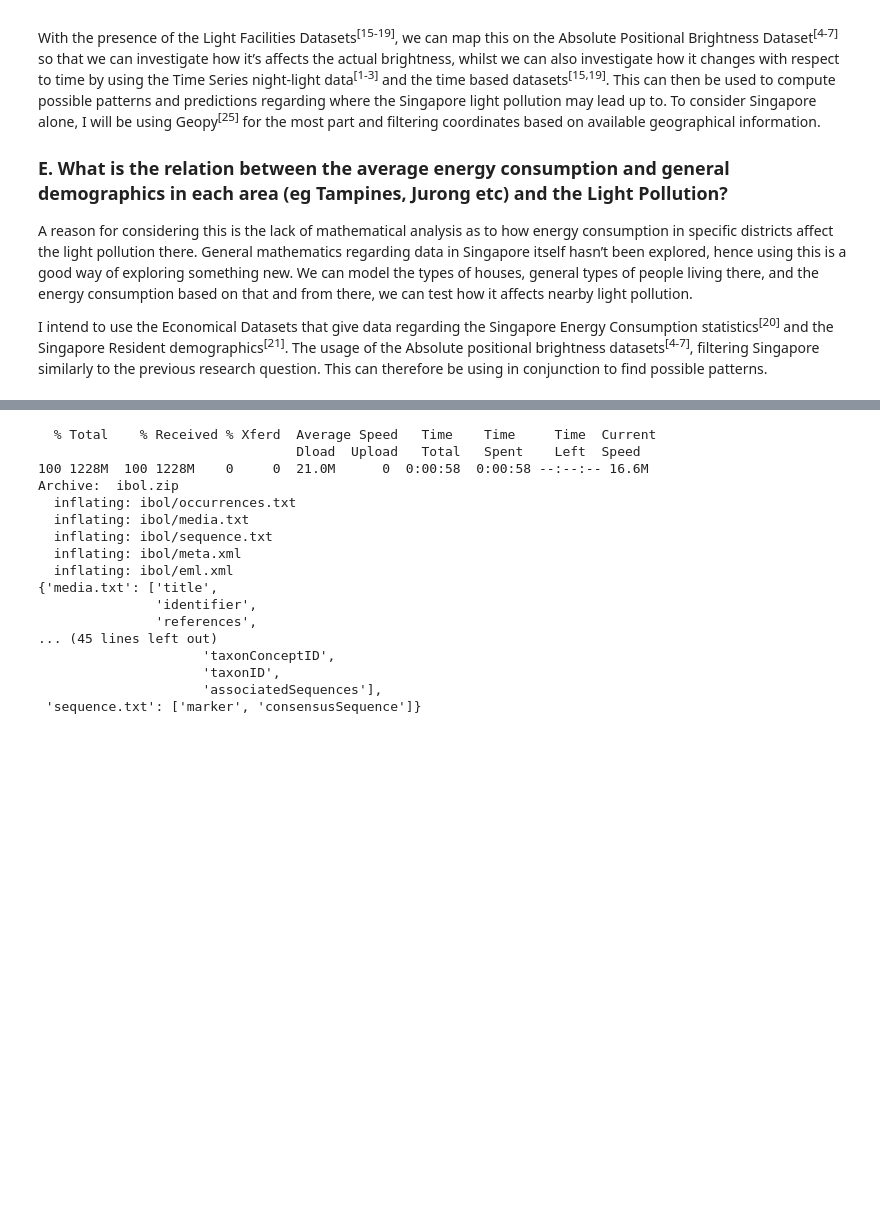
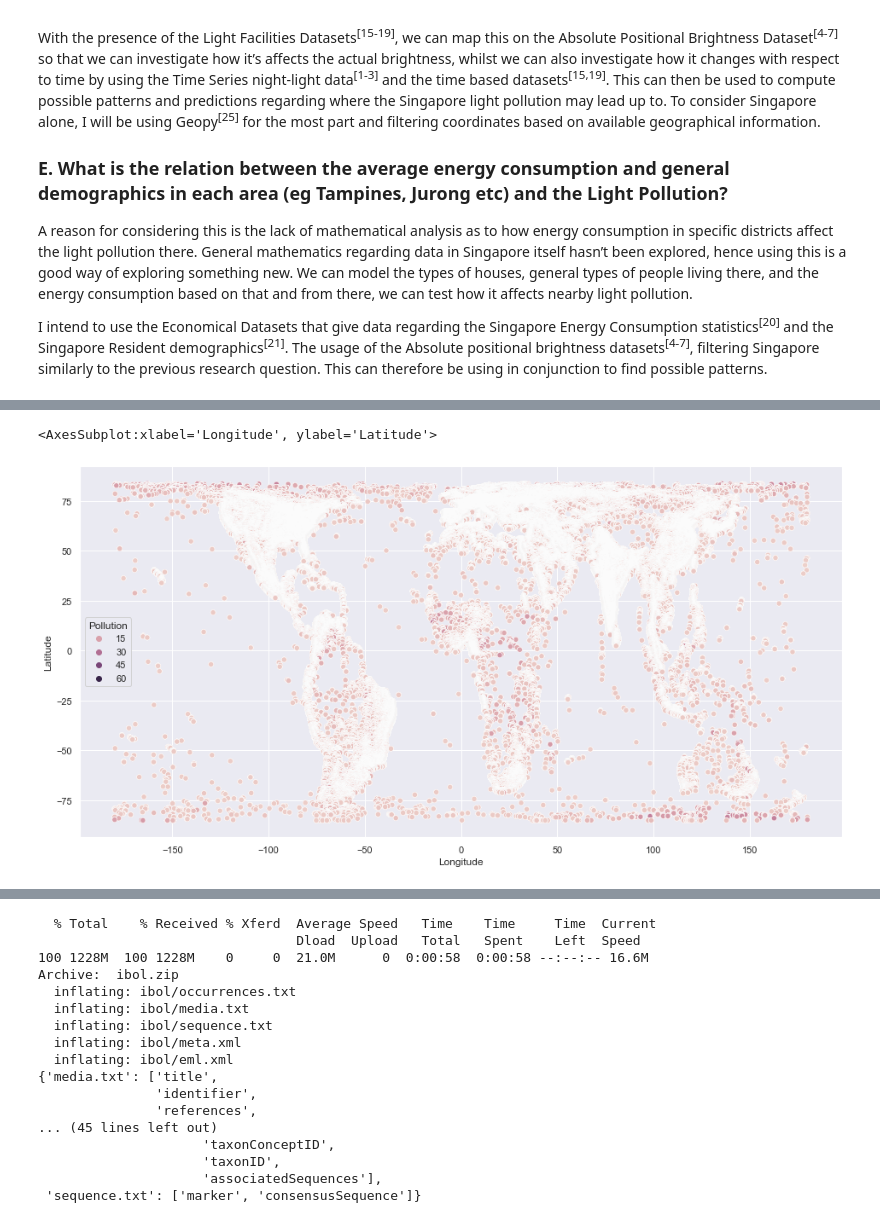
Before and after one commit to ThePyProgrammer/lightPollution, a Jupyter notebook: ProjectPrannayaGupta.ipynb, the cells around one changed output, grey strips where cells are left out. Cells and saved outputs as stored; diff of their text form; code cells hidden in the pictures; blank space fills up the shorter version.

```diff
--- a/ProjectPrannayaGupta.ipynb
+++ b/ProjectPrannayaGupta.ipynb
@@ -75,7 +81,10 @@ Successfully installed ipympl-0.7.0 ipywidgets-7.6.5 jupyterlab-widgets-1.0.2 ka
 # %%
 import random, time, math, datetime, os, re
 from glob import glob
+import sys, tarfile, gzip
 from pprint import pprint
+
+from IPython.display import clear_output, HTML, Markdown
 
 import warnings
 warnings.filterwarnings("ignore")
@@ -86,18 +95,16 @@ from lxml import objectify, etree, html
 from io import StringIO, BytesIO
 
 import scipy as sp
-from scipy import stats
-from scipy import special
+from scipy import stats, special
 
 import matplotlib as mpl
 import matplotlib.pyplot as plt
 import seaborn as sns
-%matplotlib inline
-sns.set()
+%matplotlib notebook
 plt.rcParams["figure.figsize"] = (16.0, 8.0)
 
 from bs4 import BeautifulSoup
-import requests
+import requests, bs4
 
 import cv2
 from skimage.color import rgb2gray, gray2rgb
@@ -111,3 +118,10 @@ import PIL
 from sklearn.model_selection import train_test_split
 from sklearn.metrics import confusion_matrix
 from sklearn.linear_model import LinearRegression
+
+import folium
+from folium import plugins
+import plotly.express as px
+
+import geopy, geopandas as gp
+from osgeo import gdal
@@ -382,0 +568,6 @@ Image of 1992 Light Pollution - Retrieved from data/nightLight/Harmonized_DN_NTL
+# %%
+data1992 = img.to_numpy()
+latlong = pd.DataFrame(data1992).rename(index=img.latlong.LatfromY, columns=img.latlong.LongfromX).stack()
+#.reset_index().rename(columns={"level_1":"Longitude", "level_0":"Latitude", 0: "Pollution"})
+latlong = latlong[latlong > 0].reset_index().rename(columns={"level_1":"Longitude", "level_0":"Latitude", 0: "Pollution"})
+latlong #.describe()
@@ -382,0 +600,5 @@ Image of 1992 Light Pollution - Retrieved from data/nightLight/Harmonized_DN_NTL
+# %%
+sns.scatterplot(x="Longitude", y="Latitude", hue="Pollution", data=latlong, cmap="grey")
+# %% [output]
+<AxesSubplot:xlabel='Longitude', ylabel='Latitude'>
+[figure, added]
```
Also changed, not shown: parts of 36 cells of this notebook, 35 other files.
